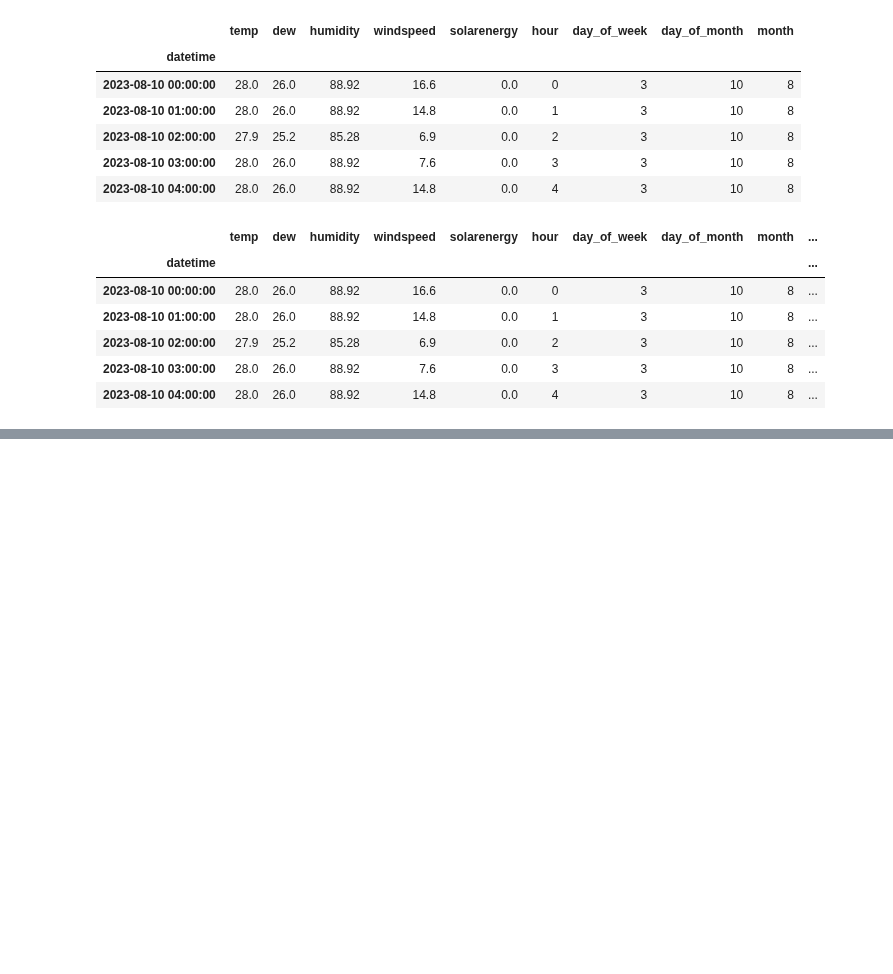
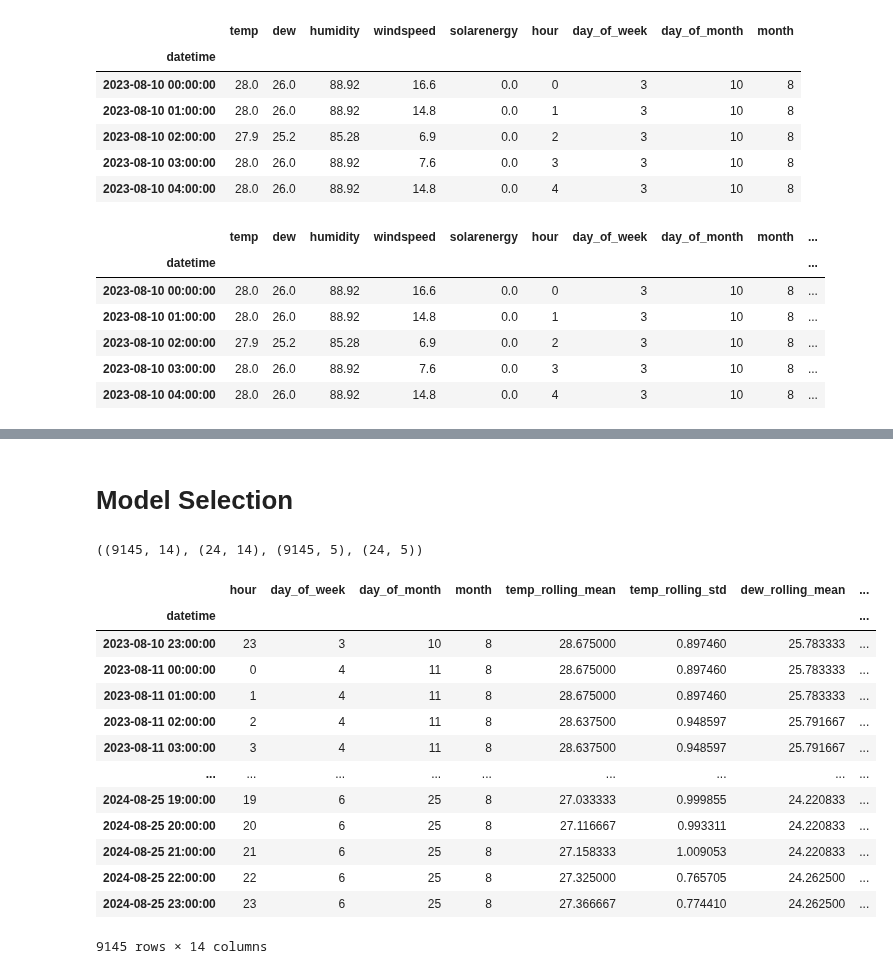
Before and after one commit to mungekarkiran/Basic_Python, a Jupyter notebook: Neha Project/Project Solar Care/Notebook/20240901_Solar_Care.ipynb, the cells around one changed output, grey strips where cells are left out. Drawn from its saved outputs; the diff is of its cells as text; code cells hidden in the pictures; blank space fills up the shorter version.

```diff
--- a/Neha Project/Project Solar Care/Notebook/20240901_Solar_Care.ipynb
+++ b/Neha Project/Project Solar Care/Notebook/20240901_Solar_Care.ipynb
@@ -338,0 +349,36 @@ data.dropna(inplace=True)
+# %% [markdown]
+# Model Selection
+# %%
+# Split Data into Train/Test Sets
+
+from sklearn.model_selection import train_test_split
+
+# Target variables
+targets = ['temp', 'dew', 'humidity', 'windspeed', 'solarenergy']
+
+# Train-test split (last 24 hours as test set)
+X = data.drop(columns=targets)
+y = data[targets]
+
+X_train, X_test, y_train, y_test = train_test_split(X, y, test_size=24, shuffle=False)
+# %%
+X_train.shape, X_test.shape, y_train.shape, y_test.shape
+# %% [output]
+((9145, 14), (24, 14), (9145, 5), (24, 5))
+# %%
+X_train
+# %% [output]
+|  | hour | day_of_week | day_of_month | month | temp_rolling_mean | temp_rolling_std | dew_rolling_mean | ... |
+| datetime |  |  |  |  |  |  |  | ... |
+| 2023-08-10 23:00:00 | 23 | 3 | 10 | 8 | 28.675000 | 0.897460 | 25.783333 | ... |
+| 2023-08-11 00:00:00 | 0 | 4 | 11 | 8 | 28.675000 | 0.897460 | 25.783333 | ... |
+| 2023-08-11 01:00:00 | 1 | 4 | 11 | 8 | 28.675000 | 0.897460 | 25.783333 | ... |
+| 2023-08-11 02:00:00 | 2 | 4 | 11 | 8 | 28.637500 | 0.948597 | 25.791667 | ... |
+| 2023-08-11 03:00:00 | 3 | 4 | 11 | 8 | 28.637500 | 0.948597 | 25.791667 | ... |
+| ... | ... | ... | ... | ... | ... | ... | ... | ... |
+| 2024-08-25 19:00:00 | 19 | 6 | 25 | 8 | 27.033333 | 0.999855 | 24.220833 | ... |
+| 2024-08-25 20:00:00 | 20 | 6 | 25 | 8 | 27.116667 | 0.993311 | 24.220833 | ... |
+| 2024-08-25 21:00:00 | 21 | 6 | 25 | 8 | 27.158333 | 1.009053 | 24.220833 | ... |
+| 2024-08-25 22:00:00 | 22 | 6 | 25 | 8 | 27.325000 | 0.765705 | 24.262500 | ... |
+| 2024-08-25 23:00:00 | 23 | 6 | 25 | 8 | 27.366667 | 0.774410 | 24.262500 | ... |
+9145 rows × 14 columns
```
Also changed, not shown: parts of 3 cells of this notebook, 1 other file.
